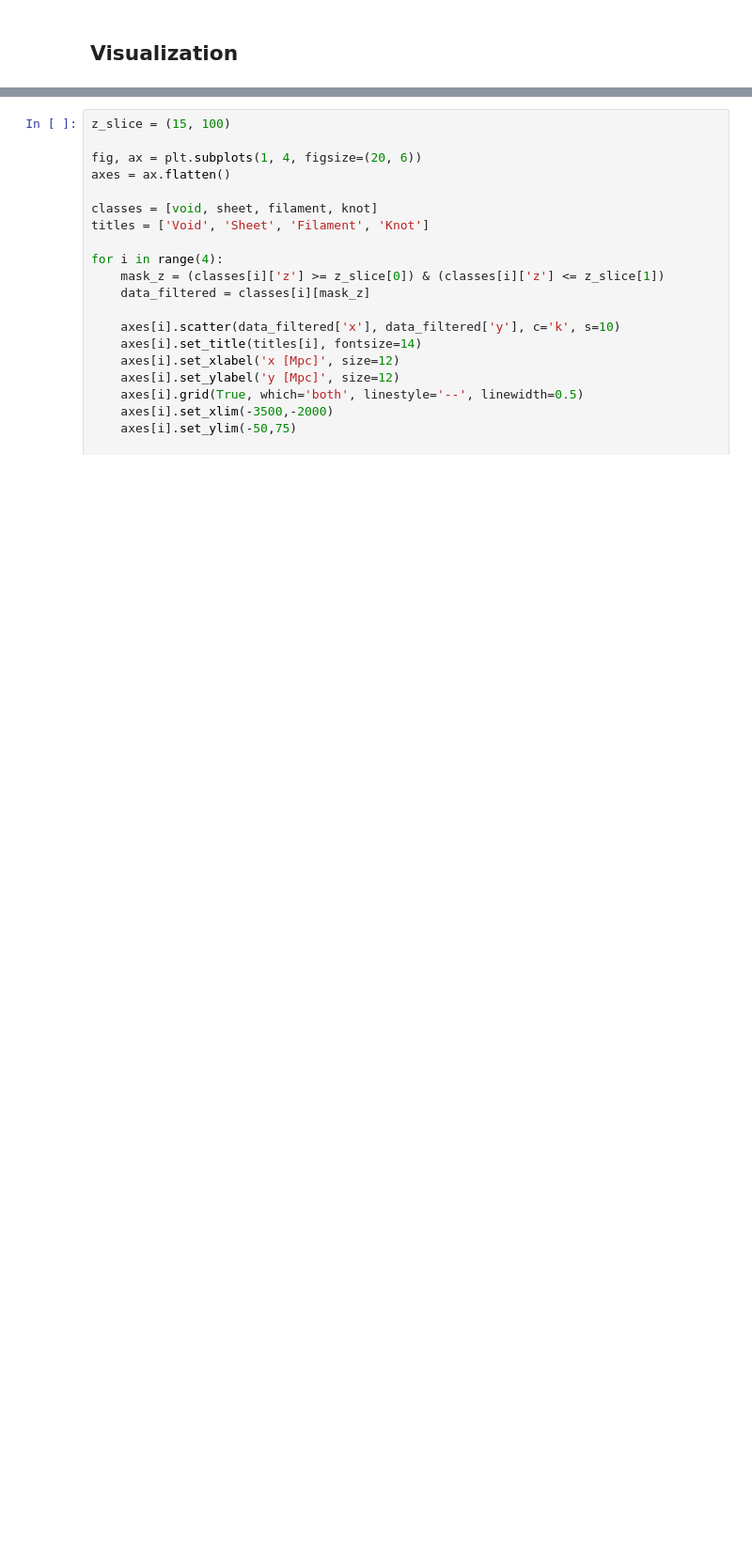
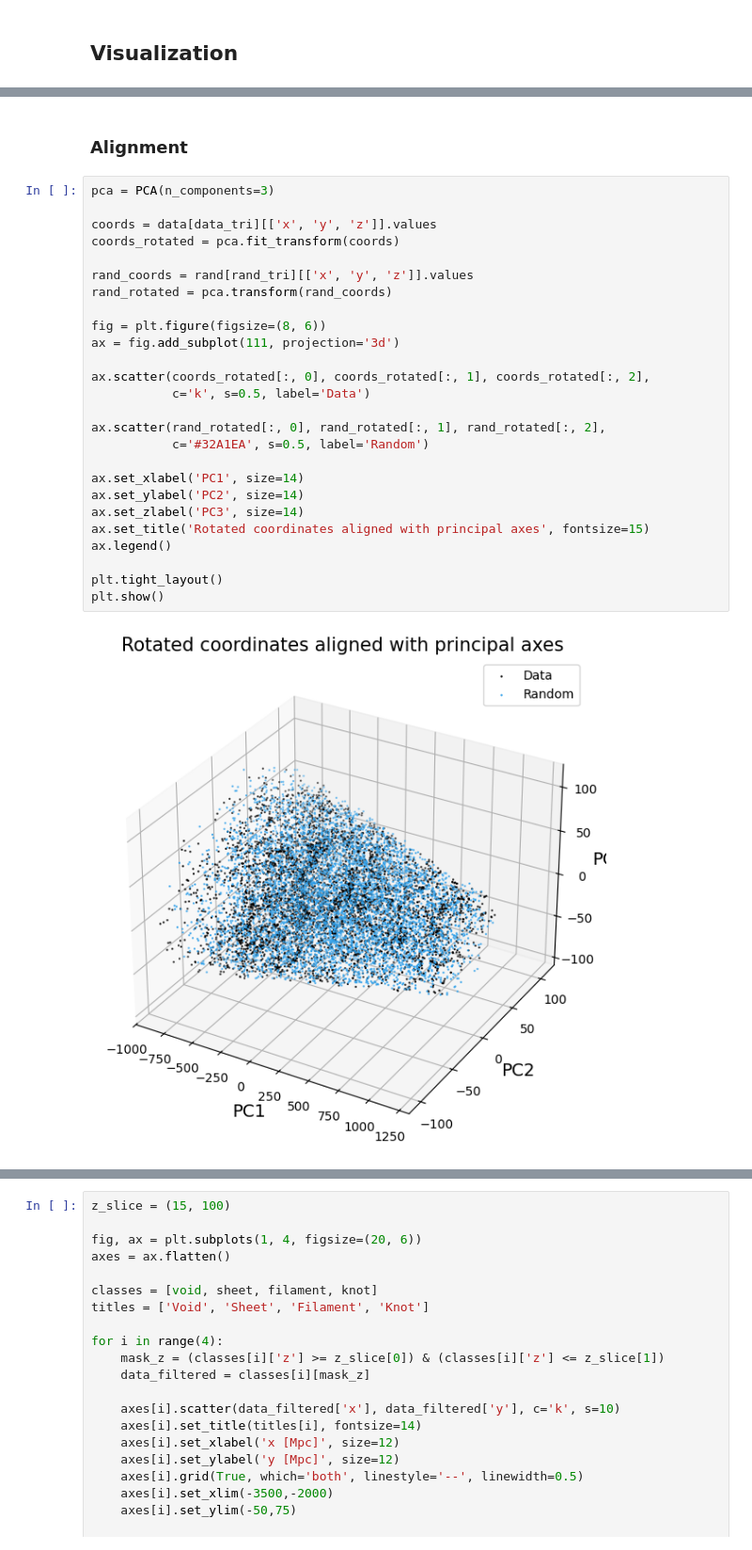
Before and after one commit to soguevaram/DESI, a Jupyter notebook: 20250704_Classification_LRG.ipynb, the cells around one changed output, grey strips where cells are left out. Shown at 94% size. Saved outputs shown, nothing was run; the diff lists cells and outputs as text; blank space fills up the shorter version.

```diff
--- a/20250704_Classification_LRG.ipynb
+++ b/20250704_Classification_LRG.ipynb
@@ -195,0 +329,30 @@ plt.show()
+# %% [markdown]
+### Alignment
+# %%
+pca = PCA(n_components=3)
+
+coords = data[data_tri][['x', 'y', 'z']].values
+coords_rotated = pca.fit_transform(coords)
+
+rand_coords = rand[rand_tri][['x', 'y', 'z']].values
+rand_rotated = pca.transform(rand_coords)
+
+fig = plt.figure(figsize=(8, 6))
+ax = fig.add_subplot(111, projection='3d')
+
+ax.scatter(coords_rotated[:, 0], coords_rotated[:, 1], coords_rotated[:, 2],
+           c='k', s=0.5, label='Data')
+
+ax.scatter(rand_rotated[:, 0], rand_rotated[:, 1], rand_rotated[:, 2],
+           c='#32A1EA', s=0.5, label='Random')
+
+ax.set_xlabel('PC1', size=14)
+ax.set_ylabel('PC2', size=14)
+ax.set_zlabel('PC3', size=14)
+ax.set_title('Rotated coordinates aligned with principal axes', fontsize=15)
+ax.legend()
+
+plt.tight_layout()
+plt.show()
+# %% [output]
+[figure, added]
```
Also changed, not shown: parts of 33 cells of this notebook.
